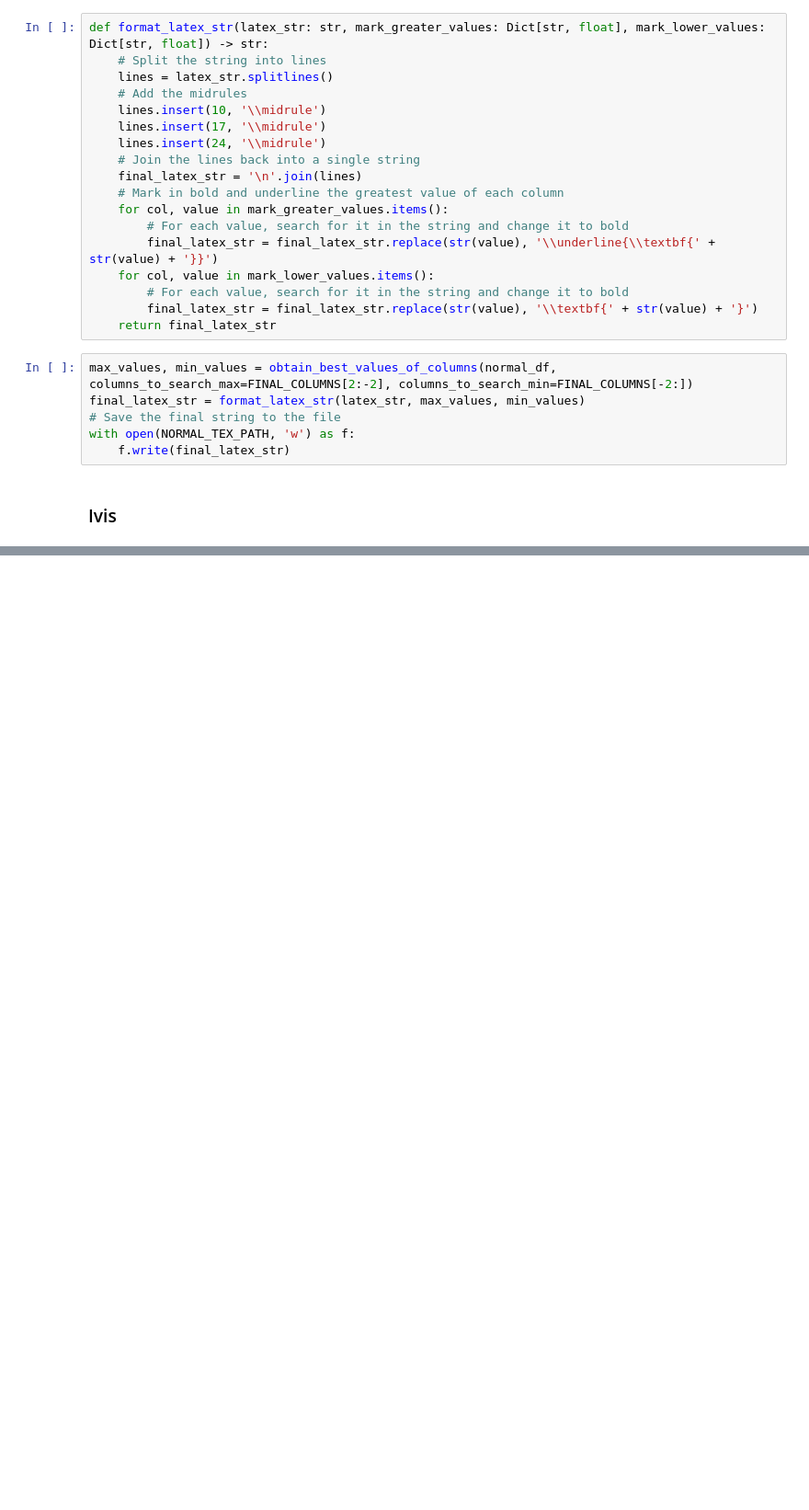
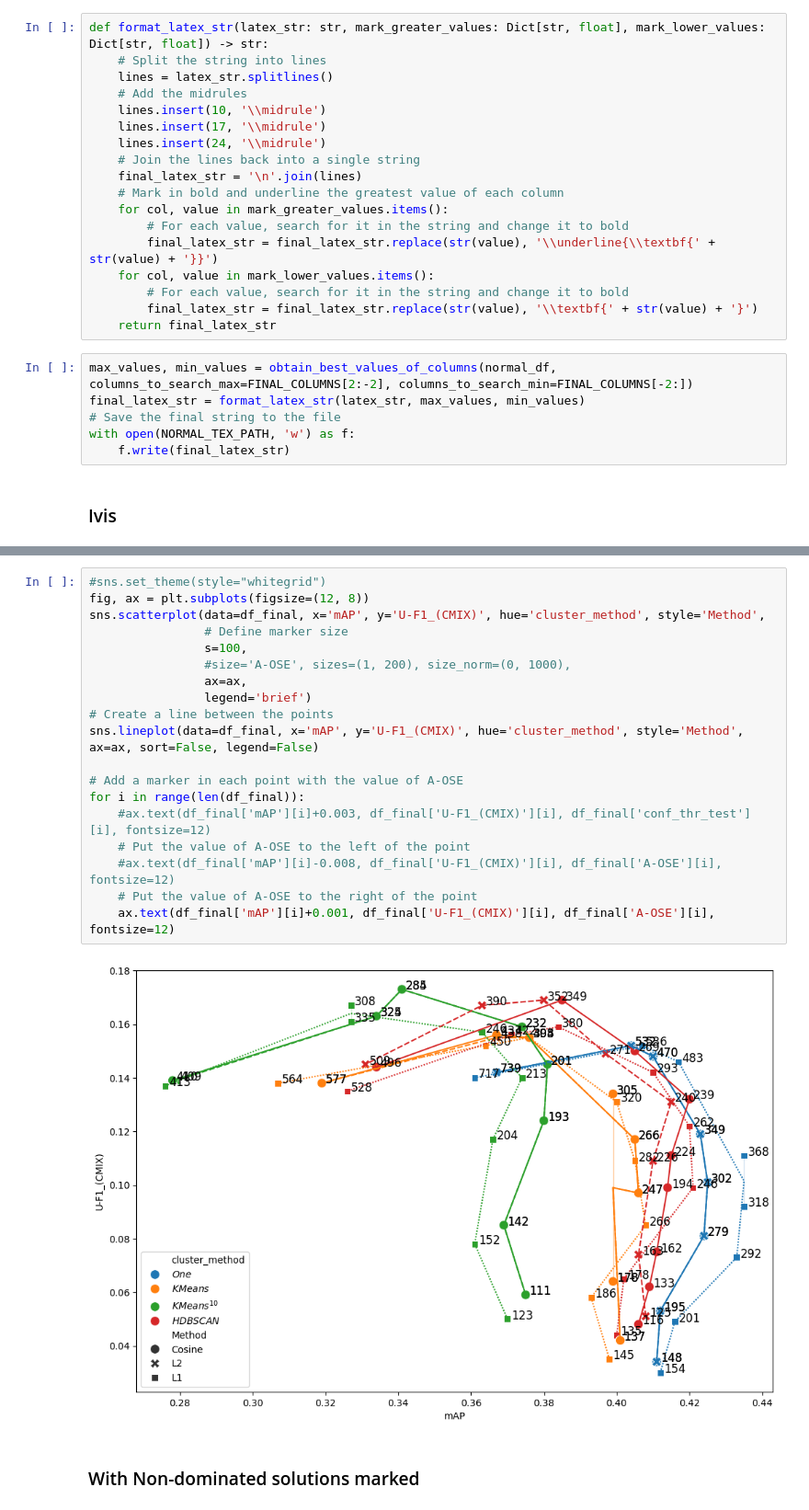
Before and after one commit to aitor-martinez-seras/OoD_in_Object_Detection, a Jupyter notebook: process_results.ipynb, the cells around one changed output, grey strips where cells are left out. Shown: that part at 92% size. Saved outputs shown, nothing was run; the diff lists cells and outputs as text; blank space fills up the shorter version.

```diff
--- a/process_results.ipynb
+++ b/process_results.ipynb
@@ -210,0 +318,23 @@ ivis_df_final.tail()
+# %%
+#sns.set_theme(style="whitegrid")
+fig, ax = plt.subplots(figsize=(12, 8))
+sns.scatterplot(data=df_final, x='mAP', y='U-F1_(CMIX)', hue='cluster_method', style='Method',
+                # Define marker size
+                s=100,
+                #size='A-OSE', sizes=(1, 200), size_norm=(0, 1000),
+                ax=ax,
+                legend='brief')
+# Create a line between the points
+sns.lineplot(data=df_final, x='mAP', y='U-F1_(CMIX)', hue='cluster_method', style='Method', ax=ax, sort=False, legend=False)
+
+# Add a marker in each point with the value of A-OSE
+for i in range(len(df_final)):
+    #ax.text(df_final['mAP'][i]+0.003, df_final['U-F1_(CMIX)'][i], df_final['conf_thr_test'][i], fontsize=12)
+    # Put the value of A-OSE to the left of the point
+    #ax.text(df_final['mAP'][i]-0.008, df_final['U-F1_(CMIX)'][i], df_final['A-OSE'][i], fontsize=12)
+    # Put the value of A-OSE to the right of the point
+    ax.text(df_final['mAP'][i]+0.001, df_final['U-F1_(CMIX)'][i], df_final['A-OSE'][i], fontsize=12)
+# %% [output]
+[figure, added]
+# %% [markdown]
+### With Non-dominated solutions marked
```
Also changed, not shown: parts of 17 cells of this notebook, 5 other files.
